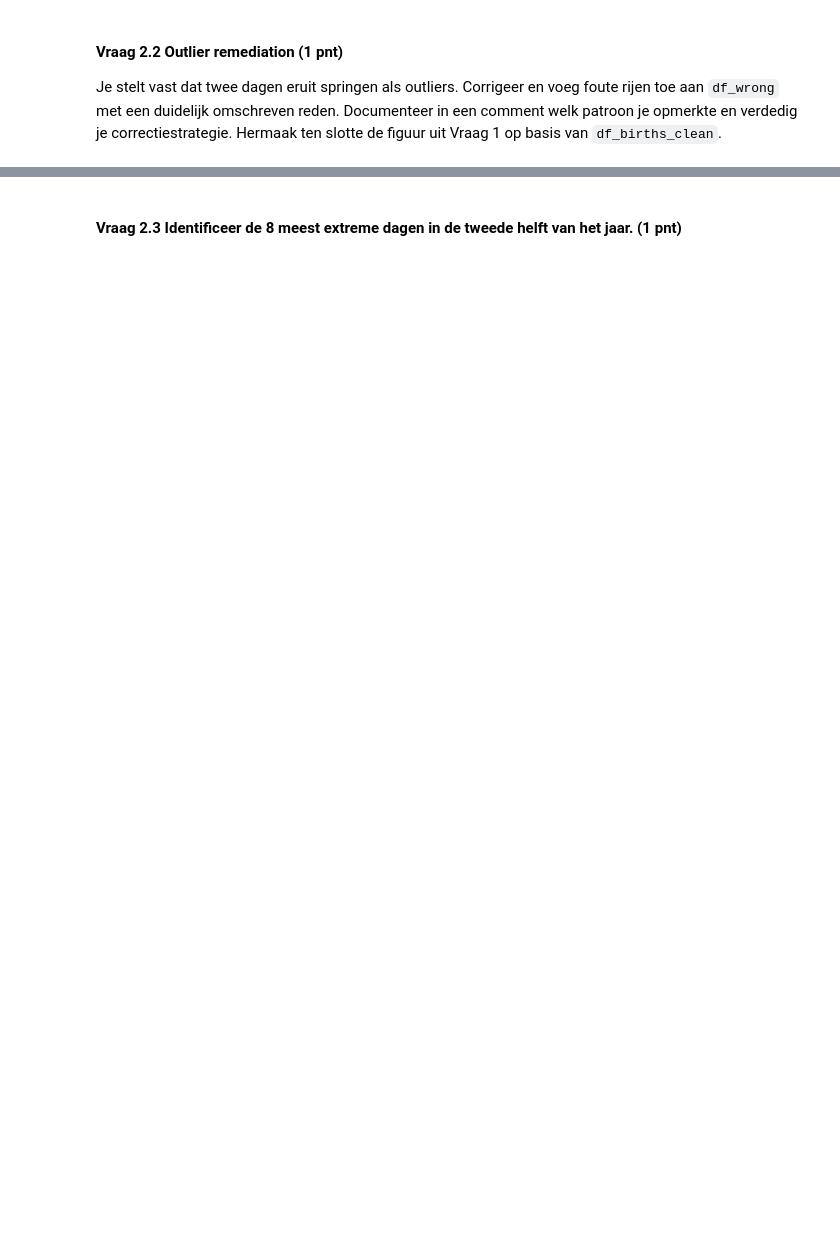
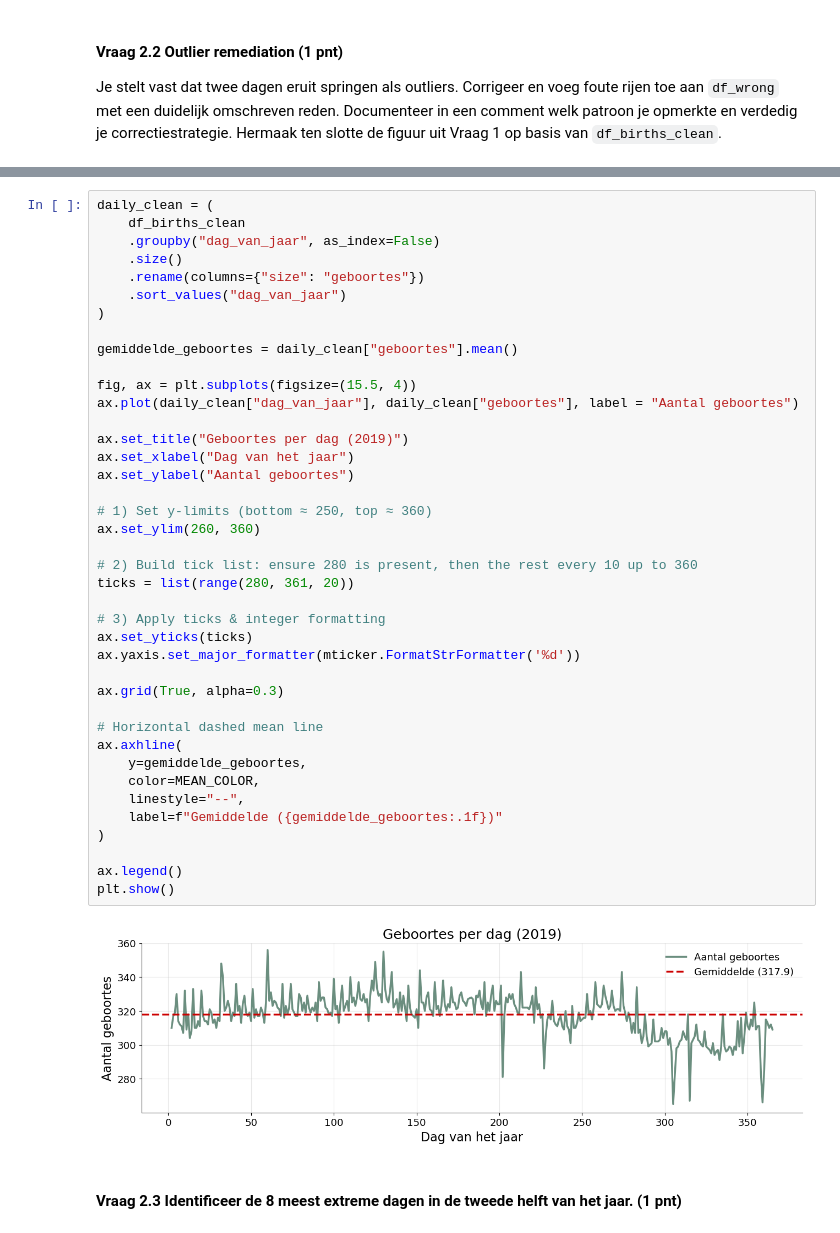
Before and after one commit to karenlauwers/syntra_ds_examen, a Jupyter notebook: notebooks/opgave.ipynb, the cells around one changed output, grey strips where cells are left out. Saved outputs shown, nothing was run; the diff lists cells and outputs as text; blank space fills up the shorter version.

Commit message:
stap 2 - outilers, clean data and explore

```diff
--- a/notebooks/opgave.ipynb
+++ b/notebooks/opgave.ipynb
@@ -268,2 +643,44 @@ Je stelt vast dat twee dagen eruit springen als outliers. Corrigeer en voeg fout
+# %%
+daily_clean = (
+    df_births_clean
+    .groupby("dag_van_jaar", as_index=False)
+    .size()
+    .rename(columns={"size": "geboortes"})
+    .sort_values("dag_van_jaar")
+)
+
+gemiddelde_geboortes = daily_clean["geboortes"].mean()
+
+fig, ax = plt.subplots(figsize=(15.5, 4))
+ax.plot(daily_clean["dag_van_jaar"], daily_clean["geboortes"], label = "Aantal geboortes")
+
+ax.set_title("Geboortes per dag (2019)")
+ax.set_xlabel("Dag van het jaar")
+ax.set_ylabel("Aantal geboortes")
+
+# 1) Set y-limits (bottom ≈ 250, top ≈ 360)
+ax.set_ylim(260, 360)
+
+# 2) Build tick list: ensure 280 is present, then the rest every 10 up to 360
+ticks = list(range(280, 361, 20))
+
+# 3) Apply ticks & integer formatting
+ax.set_yticks(ticks)
+ax.yaxis.set_major_formatter(mticker.FormatStrFormatter('%d'))
+
+ax.grid(True, alpha=0.3)
+
+# Horizontal dashed mean line
+ax.axhline(
+    y=gemiddelde_geboortes,
+    color=MEAN_COLOR,
+    linestyle="--",
+    label=f"Gemiddelde ({gemiddelde_geboortes:.1f})"
+)
+
+ax.legend()
+plt.show()
+# %% [output]
+[figure, added]
 # %% [markdown]
 #### Vraag 2.3 Identificeer de **8 meest extreme** dagen in de tweede helft van het jaar. (1 pnt)
```
Also changed, not shown: parts of 21 cells of this notebook.
